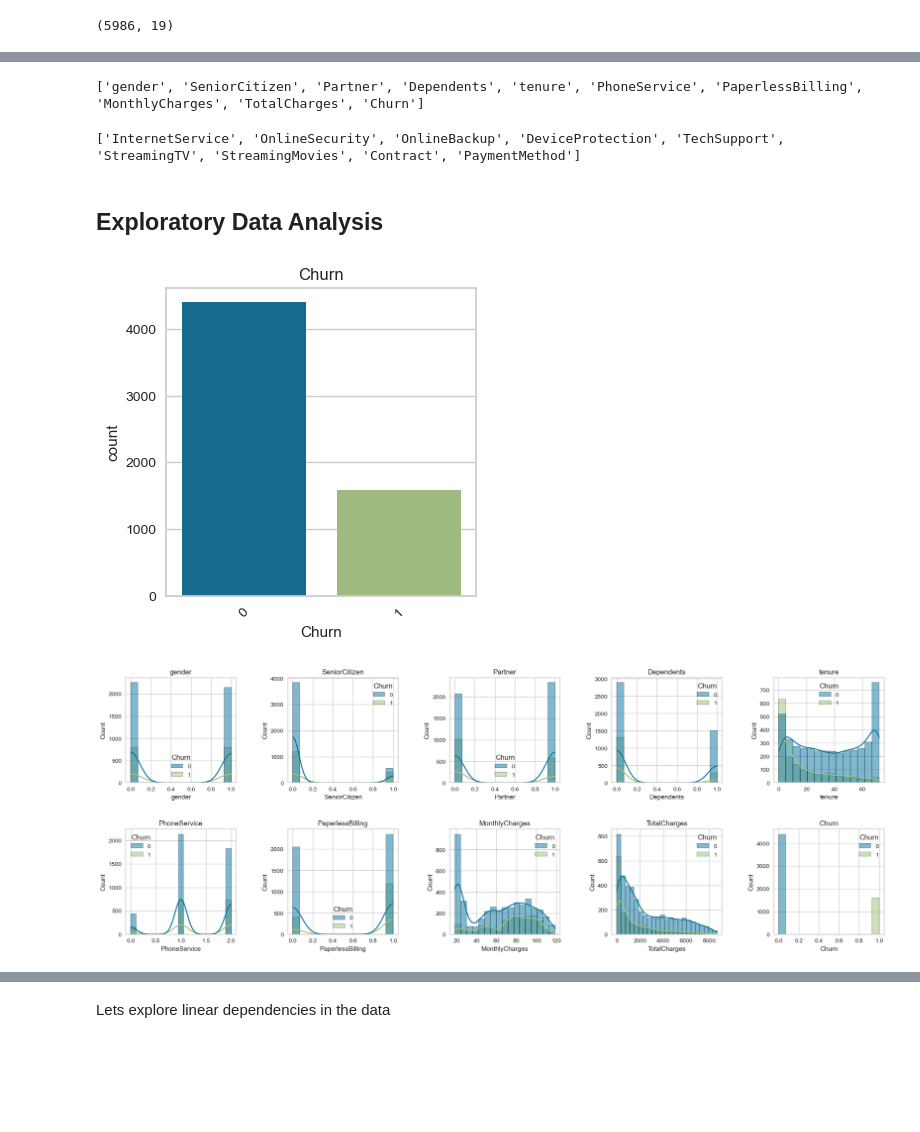
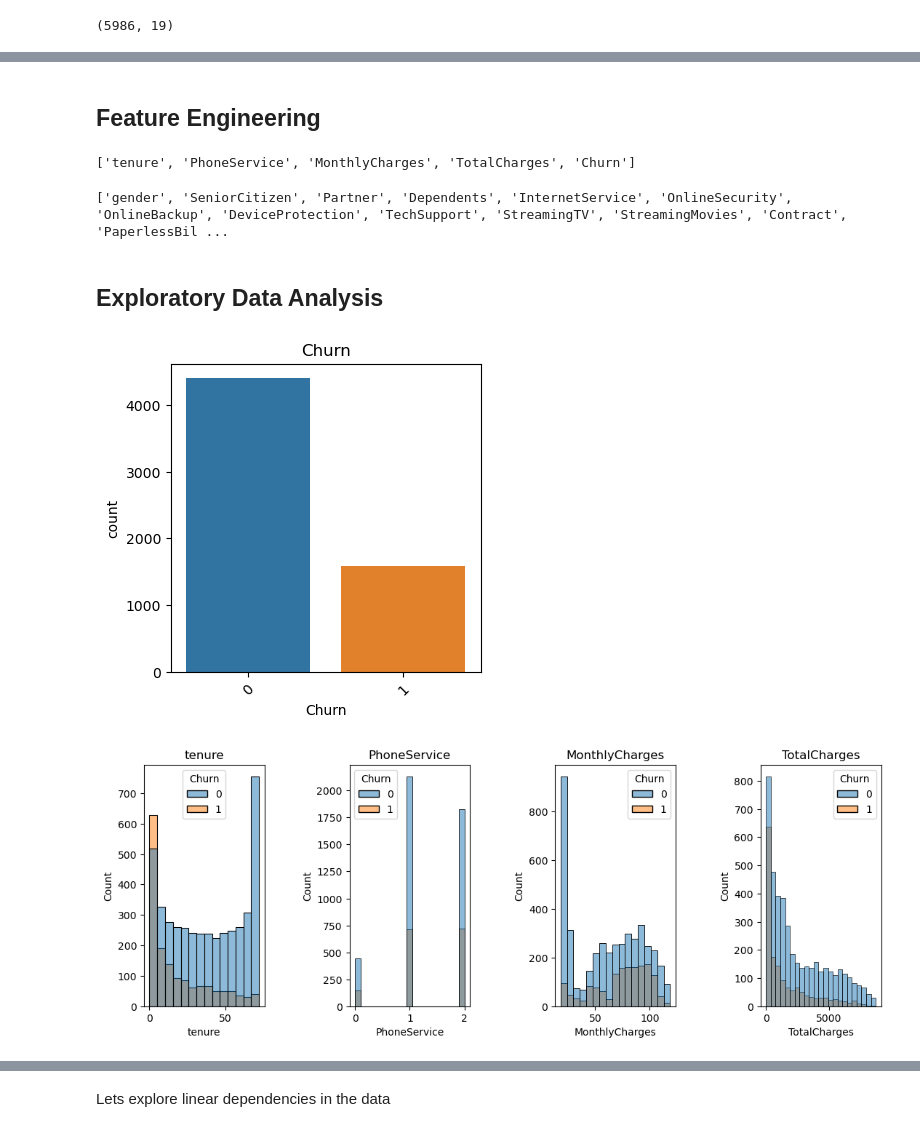
Before and after one commit to gordoaraujo/cl_churn_prediction, a Jupyter notebook: notebooks/Jose_Data_Analysis_Modelling.ipynb, the cells around one changed output, grey strips where cells are left out. Saved outputs shown, nothing was run; the diff lists cells and outputs as text; code cells hidden in the pictures; blank space fills up the shorter version.

```diff
--- a/notebooks/Jose_Data_Analysis_Modelling.ipynb
+++ b/notebooks/Jose_Data_Analysis_Modelling.ipynb
@@ -79,5 +125,5 @@ Initial data cleaning and analysis
 
 We use `na_values = " "` to take care of missing values in the `TotalCharges` column
 # %%
-df_churn = pd.read_csv("../data/clean/telecom_users_clean.csv")
-df_churn_one_hot = pd.read_csv("../data/clean/telecom_users_one_hot.csv")
+df_churn = pd.read_csv("../data/clean/telecom_users.csv")
+# df_churn_one_hot = pd.read_csv("../data/clean/telecom_users_one_hot.csv")
@@ -97,3 +145,5 @@ df_churn.head()
+# %%
+df_churn["SeniorCitizen"] = df_churn["SeniorCitizen"].map({0 : "No", 1 : "Yes"})
 # %%
 df_churn.dtypes
 # %% [output]
@@ -119,0 +232,2 @@ dtype: object
+# %% [markdown]
+## Feature Engineering
@@ -123,11 +239,11 @@ categorical_variables = df_churn.select_dtypes(include = ["object"]).columns.to_
 # %%
 print(numerical_variables)
 # %% [output]
-['gender', 'SeniorCitizen', 'Partner', 'Dependents', 'tenure', 'PhoneService', 'PaperlessBilling', 'MonthlyCharges', 'TotalCharges', 'Churn']
+['tenure', 'PhoneService', 'MonthlyCharges', 'TotalCharges', 'Churn']
 # %%
 print(categorical_variables)
 # %% [output]
-['InternetService', 'OnlineSecurity', 'OnlineBackup', 'DeviceProtection', 'TechSupport', 'StreamingTV', 'StreamingMovies', 'Contract', 'PaymentMethod']
+['gender', 'SeniorCitizen', 'Partner', 'Dependents', 'InternetService', 'OnlineSecurity', 'OnlineBackup', 'DeviceProtection', 'TechSupport', 'StreamingTV', 'StreamingMovies', 'Contract', 'PaperlessBil ...
 # %% [markdown]
 ## Exploratory Data Analysis
 # %%
@@ -136,13 +252,13 @@ sns.countplot(data = df_churn, x = "Churn", ax = ax)
 ax.tick_params(axis='x', rotation=45)
 ax.set_title("Churn");
 # %% [output]
-[figure, old version]
+[figure, new version]
 # %%
-fig, ax = plt.subplots(nrows=2, ncols=5, sharex=False, sharey=False, figsize = (20, 8))
+fig, ax = plt.subplots(nrows=1, ncols=4, sharex=False, sharey=False, figsize = (12, 5))
 fig.tight_layout(pad = 5)
 ax = ax.flatten()
-for i, nc in enumerate(numerical_variables):
-    sns.histplot(data = df_churn, x = nc, hue='Churn', kde = True, fill = True, ax = ax[i])
+for i, nc in enumerate(numerical_variables[:-1]):
+    sns.histplot(data = df_churn, x = nc, hue='Churn', fill = True, ax = ax[i])
     ax[i].set_title(nc)
 # %% [output]
-[figure, old version]
+[figure, new version]
```
Also changed, not shown: parts of 69 cells of this notebook, 1 other file.
